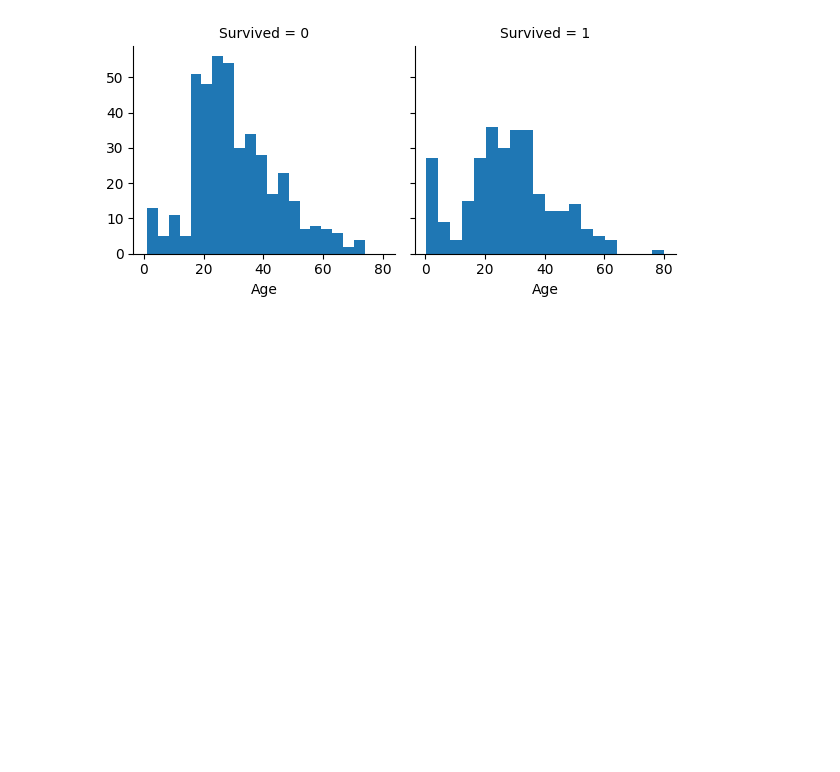
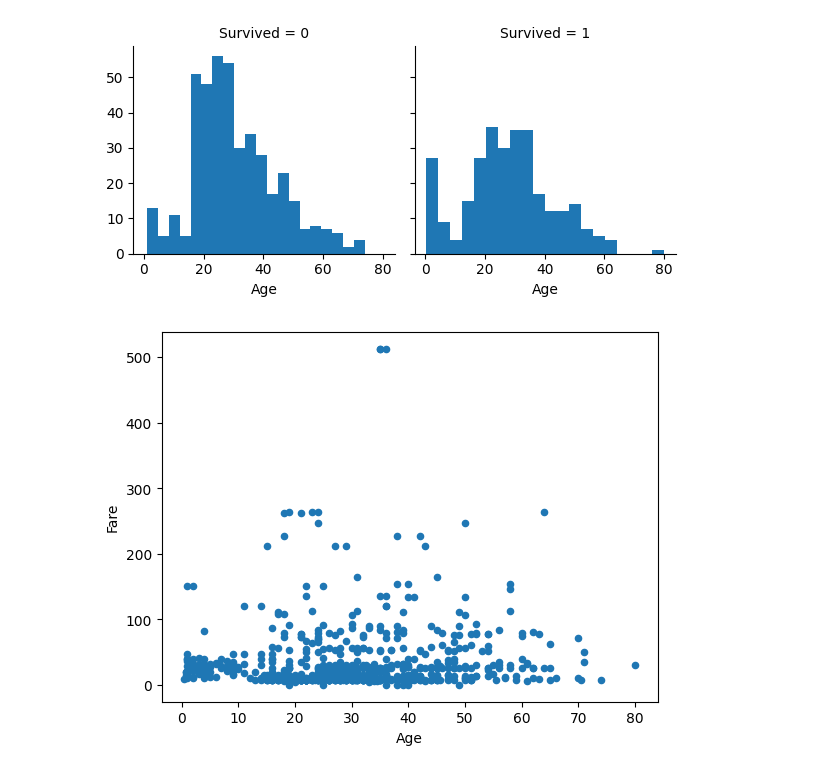
Before and after one commit to smjune/ipynb, a Jupyter notebook: kaggle/kaggel_titanic.ipynb, the cells around one changed output. Saved outputs shown, nothing was run; the diff lists cells and outputs as text; code cells hidden in the pictures; blank space fills up the shorter version.

```diff
--- a/kaggle/kaggel_titanic.ipynb
+++ b/kaggle/kaggel_titanic.ipynb
@@ -153,3 +159,10 @@ g.map(plt.hist, 'Age', bins = 20)
 <class 'seaborn.axisgrid.FacetGrid'>
 <seaborn.axisgrid.FacetGrid at 0x...>
 [figure]
+# %%
+train_df.plot(kind='scatter',
+              x = 'Age',
+              y = 'Fare')
+plt.show()
+# %% [output]
+[figure, added]
```
Also changed, not shown: parts of 4 cells of this notebook, 6 other files.
